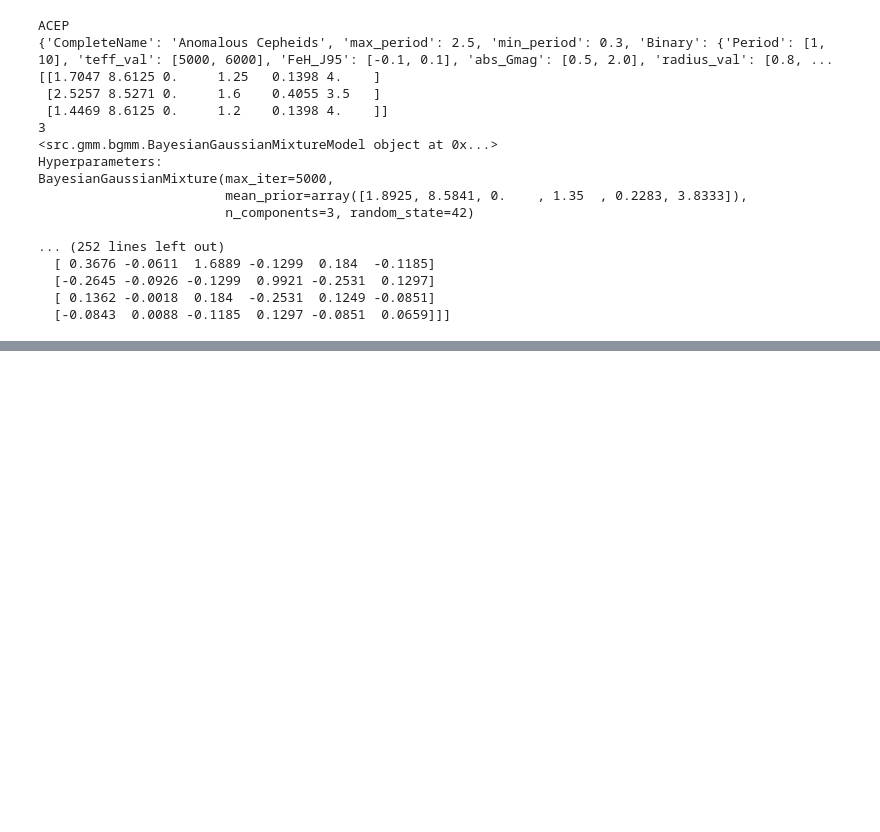
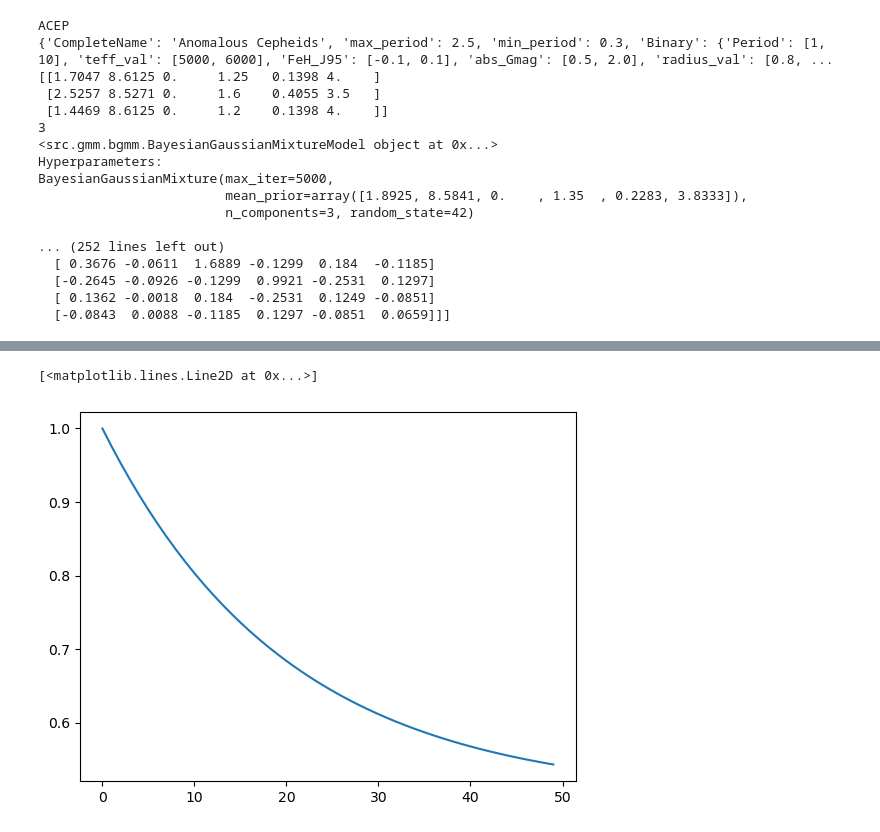
Before and after one commit to frperezgalarce/cnn-pels-vae, a Jupyter notebook: notebooks/5.sampler_bgmm.ipynb, the cells around one changed output, grey strips where cells are left out. Saved outputs shown, nothing was run; the diff lists cells and outputs as text; code cells hidden in the pictures; blank space fills up the shorter version.

```diff
--- a/notebooks/5.sampler_bgmm.ipynb
+++ b/notebooks/5.sampler_bgmm.ipynb
@@ -403,0 +424,5 @@ Convergence likely achieved.
+# %%
+ plt.plot([0.5 + 0.5 * np.exp(-0.05 * epoch) for epoch in range(50)])
+# %% [output]
+[<matplotlib.lines.Line2D at 0x...>]
+[figure, added]
```
Also changed, not shown: parts of 5 cells of this notebook, 18 other files.
